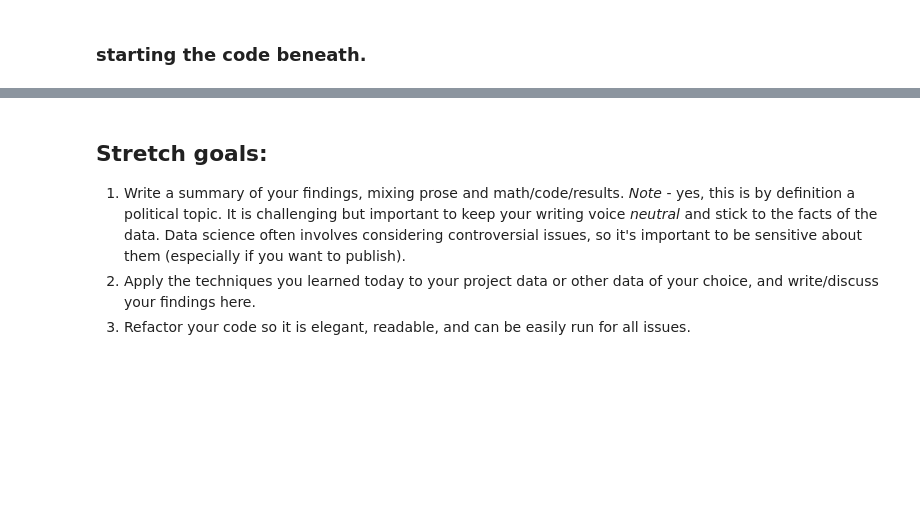
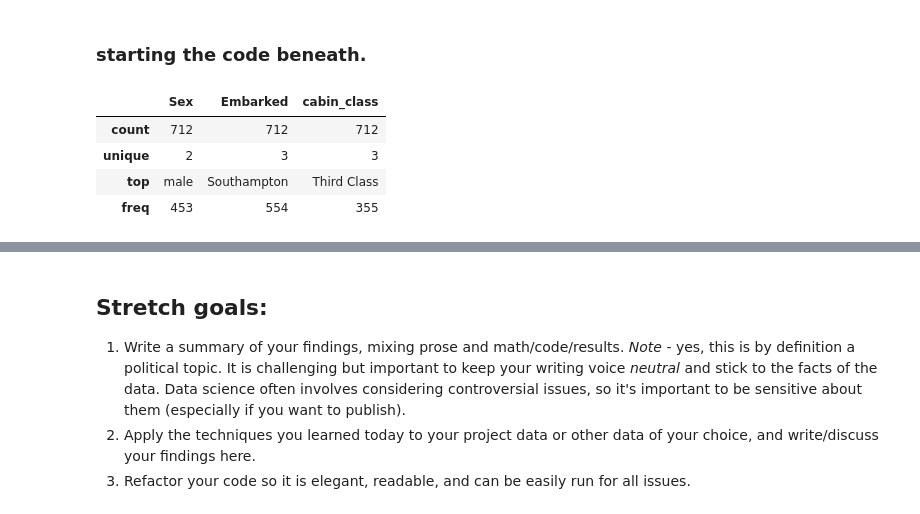
Before and after one commit to rawalk/DS-Unit-1-Sprint-2-Statistics, a Jupyter notebook: module2/LS_DS_122_Sampling_Confidence_Intervals_and_Hypothesis_Testing_Assignment.ipynb, the cells around one changed output, grey strips where cells are left out. Cells and saved outputs as stored; diff of their text form; code cells hidden in the pictures; blank space fills up the shorter version.

```diff
--- a/module2/LS_DS_122_Sampling_Confidence_Intervals_and_Hypothesis_Testing_Assignment.ipynb
+++ b/module2/LS_DS_122_Sampling_Confidence_Intervals_and_Hypothesis_Testing_Assignment.ipynb
@@ -208,3 +208,12 @@ t_df[['Pclass', 'cabin_class']].sample(6)
 | 294 | 1 | First Class |
 # %% [markdown]
 ### starting the code beneath.
+# %%
+# visualizing the categoerical variables available to work with in this dataset.
+t_df.describe(exclude='number')
+# %% [output]
+|  | Sex | Embarked | cabin_class |
+| count | 712 | 712 | 712 |
+| unique | 2 | 3 | 3 |
+| top | male | Southampton | Third Class |
+| freq | 453 | 554 | 355 |
```
Also changed, not shown: parts of 1 cell of this notebook.
